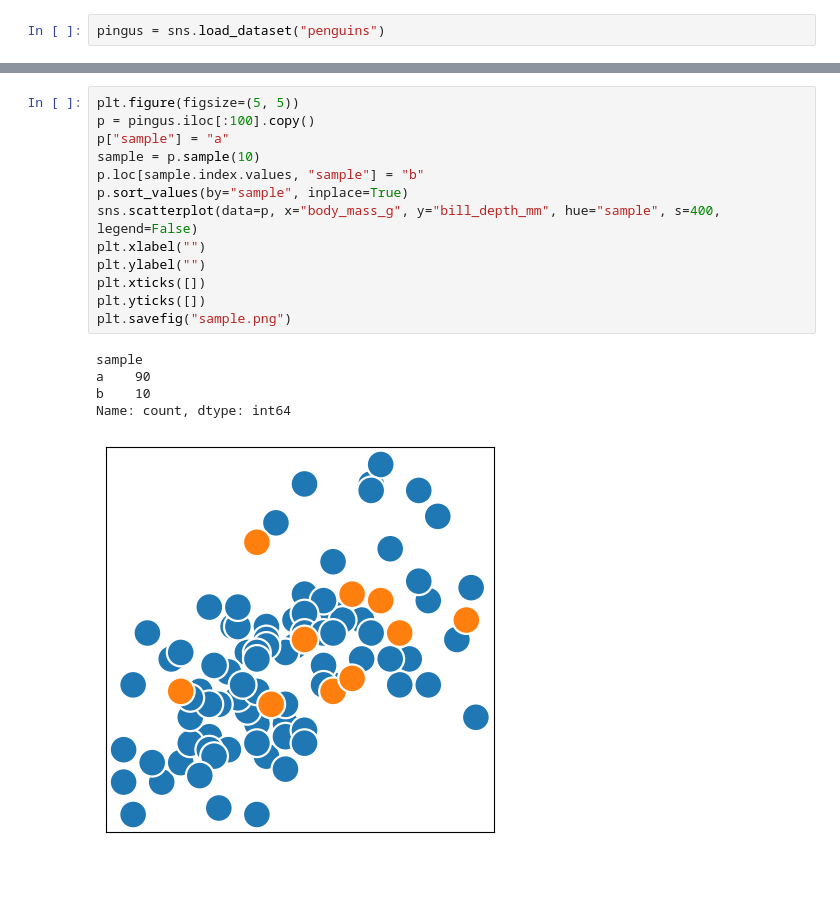
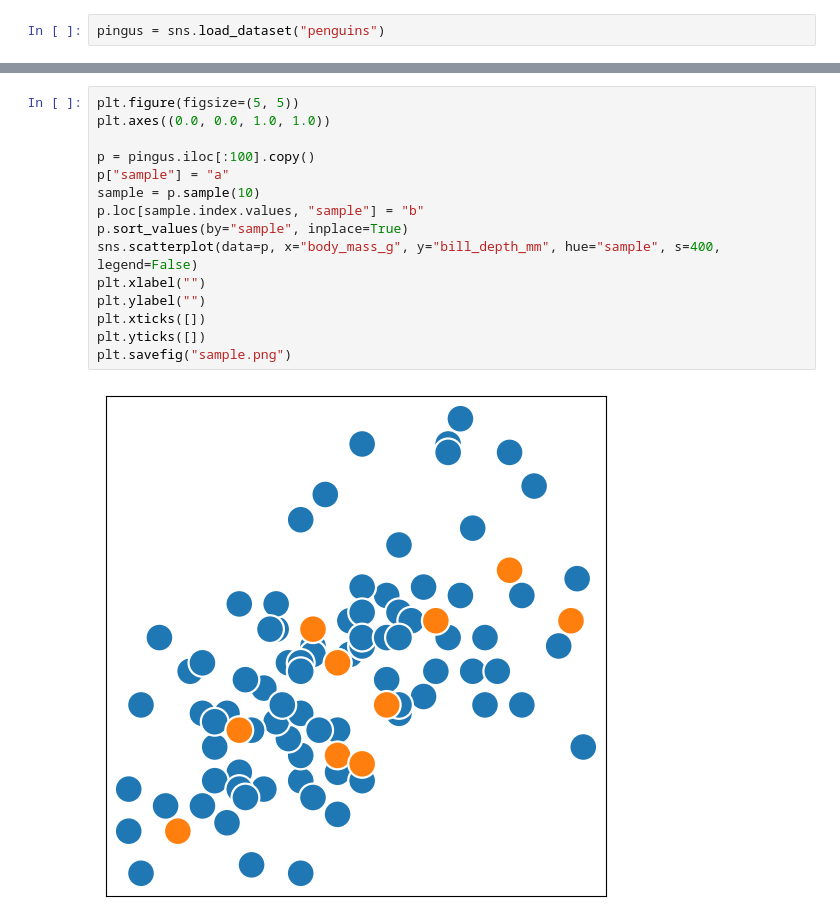
Before and after one commit to krother/probably_fun, a Jupyter notebook: memory/BasicPlots.ipynb, the cells around one changed output, grey strips where cells are left out. Drawn from its saved outputs; the diff is of its cells as text; blank space fills up the shorter version.

```diff
--- a/memory/BasicPlots.ipynb
+++ b/memory/BasicPlots.ipynb
@@ -107,19 +115,17 @@ plt.savefig("boxplot.png")
 # %%
 plt.figure(figsize=(5, 5))
+plt.axes((0.0, 0.0, 1.0, 1.0))
+
 p = pingus.iloc[:100].copy()
 p["sample"] = "a"
 sample = p.sample(10)
 p.loc[sample.index.values, "sample"] = "b"
 p.sort_values(by="sample", inplace=True)
 sns.scatterplot(data=p, x="body_mass_g", y="bill_depth_mm", hue="sample", s=400, legend=False)
 plt.xlabel("")
 plt.ylabel("")
 plt.xticks([])
 plt.yticks([])
 plt.savefig("sample.png")
 # %% [output]
-sample
-a    90
-b    10
-Name: count, dtype: int64
-[figure, old version]
+[figure, new version]
```
Also changed, not shown: parts of 18 cells of this notebook, 17 other files.
